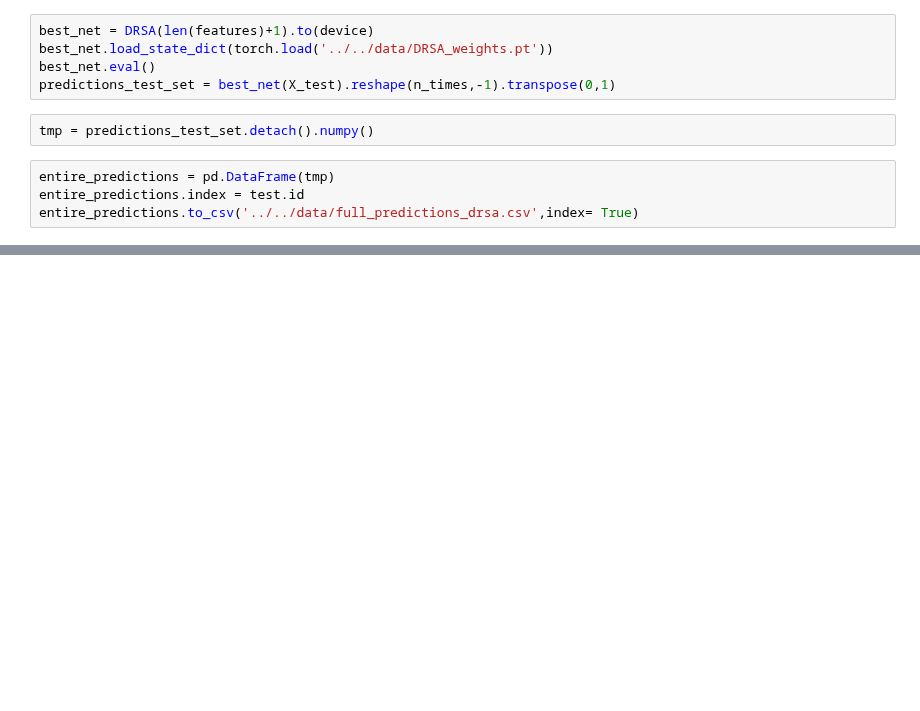
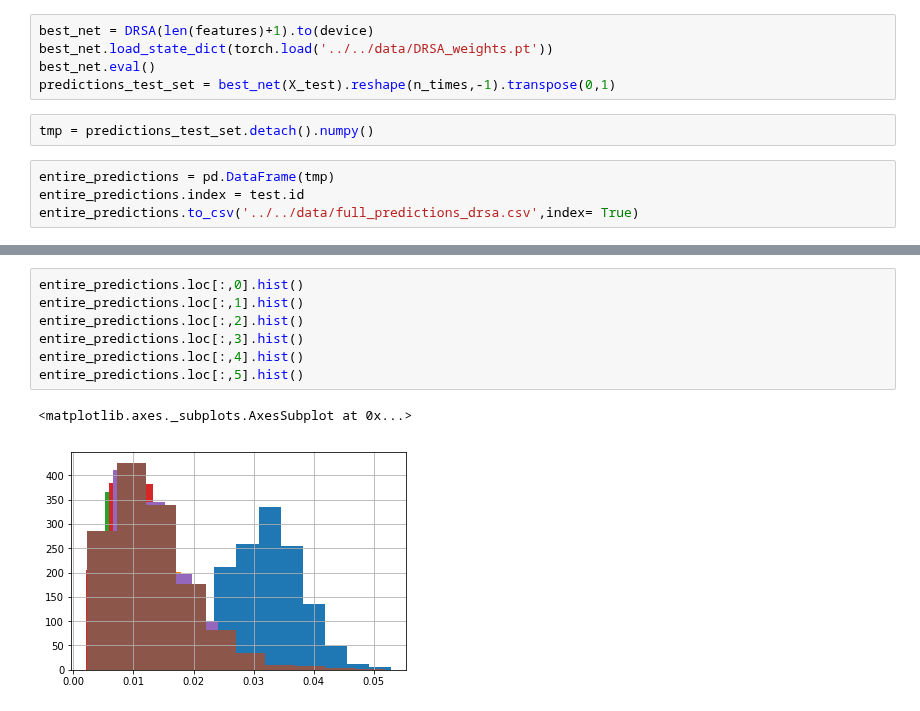
Before and after one commit to davide-burba/thesis, a Jupyter notebook: survival_process/drsa.ipynb, the cells around one changed output, grey strips where cells are left out. Cells and saved outputs as stored; diff of their text form; blank space fills up the shorter version.

```diff
--- a/survival_process/drsa.ipynb
+++ b/survival_process/drsa.ipynb
@@ -261,0 +294,10 @@ plt.show()
+# %%
+entire_predictions.loc[:,0].hist()
+entire_predictions.loc[:,1].hist()
+entire_predictions.loc[:,2].hist()
+entire_predictions.loc[:,3].hist()
+entire_predictions.loc[:,4].hist()
+entire_predictions.loc[:,5].hist()
+# %% [output]
+<matplotlib.axes._subplots.AxesSubplot at 0x...>
+[figure, added]
```
Also changed, not shown: parts of 15 cells of this notebook, 2 other files.
